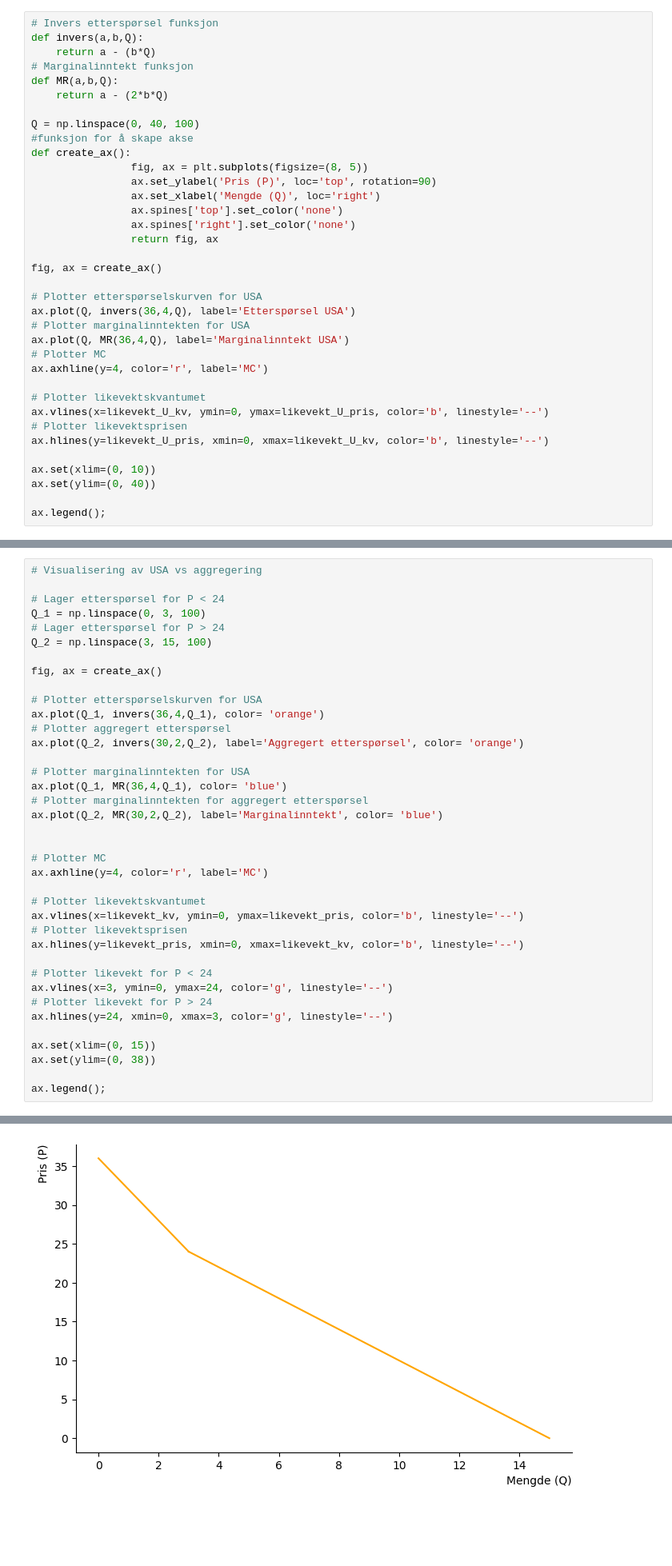
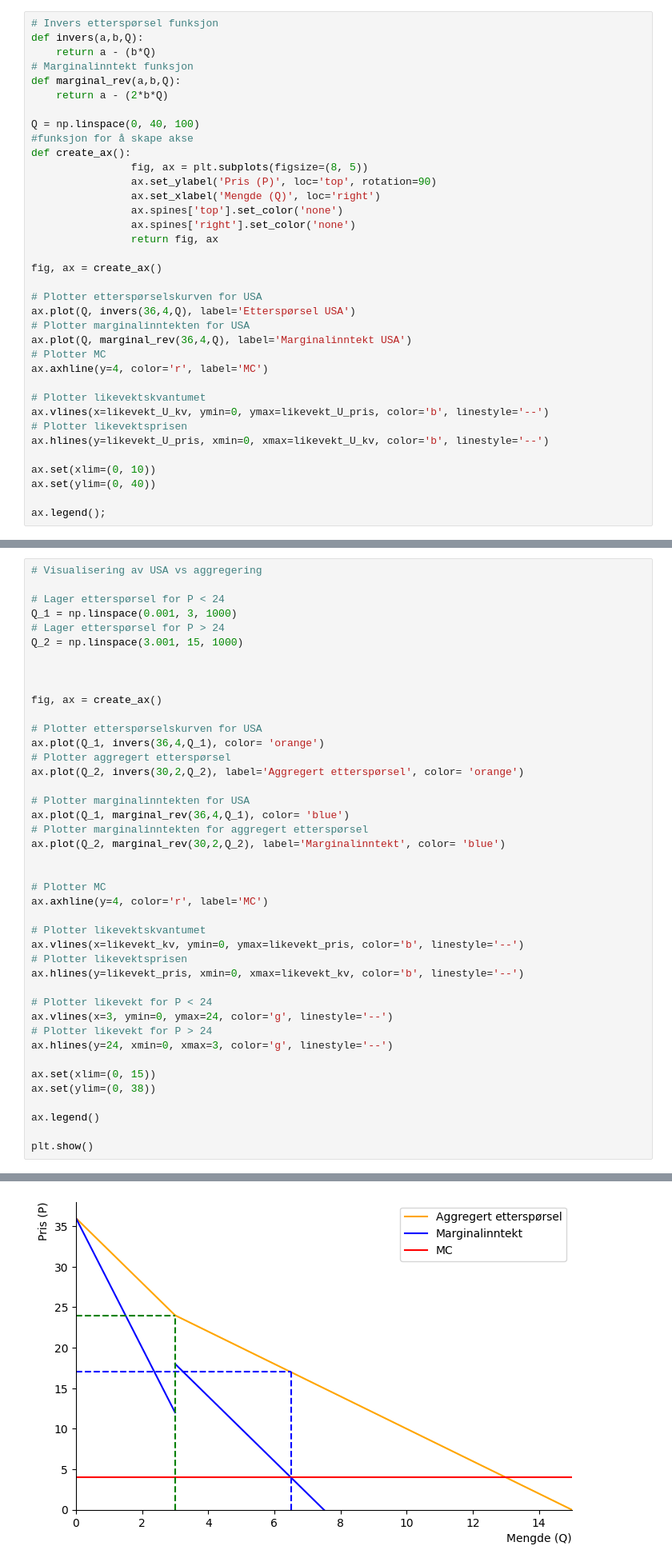
Before and after one commit to DanielFabioG/SOK-2030-Seminar, a Jupyter notebook: Seminar 1.2 - Monopol og tredjegrads prisdiskriminering.ipynb, the cells around one changed output, grey strips where cells are left out. Shown at 80% size. Saved outputs shown, nothing was run; the diff lists cells and outputs as text; blank space fills up the shorter version.

```diff
--- a/Seminar2 - Monopol og tredjegrads prisdiskriminering.ipynb
+++ b/Seminar 1.2 - Monopol og tredjegrads prisdiskriminering.ipynb
@@ -144,7 +144,7 @@ f'Likevektskvantumet er {likevekt_U_kv}, prisen er {likevekt_U_pris} og profitte
 def invers(a,b,Q):
     return a - (b*Q)
 # Marginalinntekt funksjon
-def MR(a,b,Q):
+def marginal_rev(a,b,Q):
     return a - (2*b*Q)
 
 Q = np.linspace(0, 40, 100)
@@ -162,7 +162,7 @@ fig, ax = create_ax()
 # Plotter etterspørselskurven for USA
 ax.plot(Q, invers(36,4,Q), label='Etterspørsel USA')
 # Plotter marginalinntekten for USA
-ax.plot(Q, MR(36,4,Q), label='Marginalinntekt USA')
+ax.plot(Q, marginal_rev(36,4,Q), label='Marginalinntekt USA')
 # Plotter MC
 ax.axhline(y=4, color='r', label='MC')
 
@@ -398,9 +400,11 @@ Profitten ved å holde markedene adskilt er 89, mens profitten ved å aggregerer
 # Visualisering av USA vs aggregering
 
 # Lager etterspørsel for P < 24
-Q_1 = np.linspace(0, 3, 100)
+Q_1 = np.linspace(0.001, 3, 1000)
 # Lager etterspørsel for P > 24
-Q_2 = np.linspace(3, 15, 100)
+Q_2 = np.linspace(3.001, 15, 1000)
+
+
 
 fig, ax = create_ax()
 
@@ -410,9 +414,9 @@ ax.plot(Q_1, invers(36,4,Q_1), color= 'orange')
 ax.plot(Q_2, invers(30,2,Q_2), label='Aggregert etterspørsel', color= 'orange')
 
 # Plotter marginalinntekten for USA
-ax.plot(Q_1, MR(36,4,Q_1), color= 'blue')
+ax.plot(Q_1, marginal_rev(36,4,Q_1), color= 'blue')
 # Plotter marginalinntekten for aggregert etterspørsel
-ax.plot(Q_2, MR(30,2,Q_2), label='Marginalinntekt', color= 'blue')
+ax.plot(Q_2, marginal_rev(30,2,Q_2), label='Marginalinntekt', color= 'blue')
 
 
 # Plotter MC
@@ -431,5 +435,7 @@ ax.hlines(y=24, xmin=0, xmax=3, color='g', linestyle='--')
 ax.set(xlim=(0, 15))
 ax.set(ylim=(0, 38))
 
-ax.legend();
+ax.legend()
+
+plt.show()
 # %% [output]
@@ -437,4 +442,4 @@ TypeError: 'Add' object is not callable
-[figure, old version]
+[figure, new version]
 # %% [markdown]
 ## Hvorfor prisdiskriminering gir høyere profitt
 
```
Also changed, not shown: parts of 3 cells of this notebook, 1 other file.
